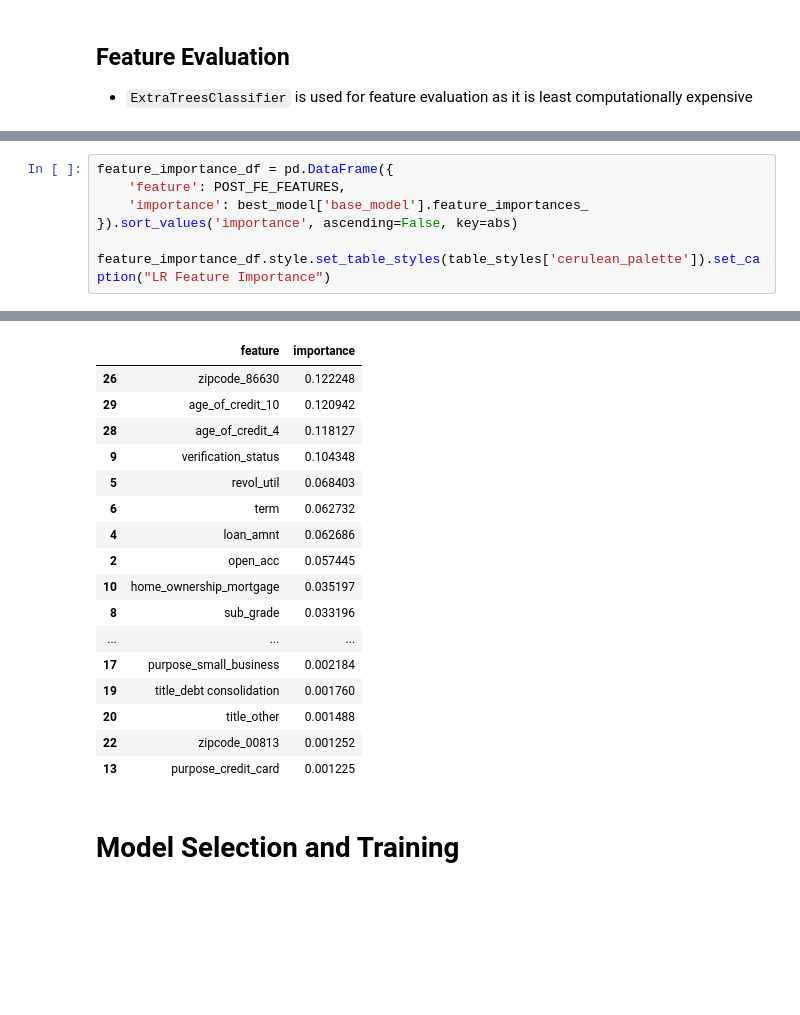
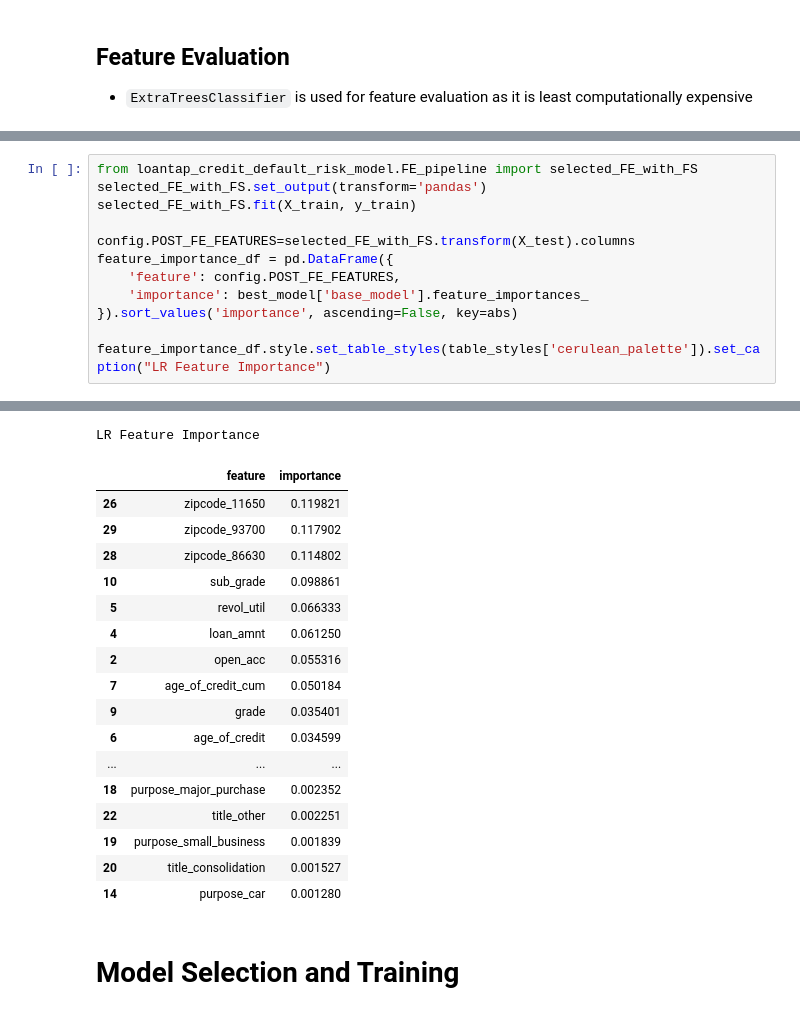
Before and after one commit to jyothisable/Credit-Default-Risk-Prediction-Model, a Jupyter notebook: notebooks/model_prototyping.ipynb, the cells around one changed output, grey strips where cells are left out. Drawn from its saved outputs; the diff is of its cells as text; blank space fills up the shorter version.

```diff
--- a/notebooks/model_prototyping.ipynb
+++ b/notebooks/model_prototyping.ipynb
@@ -223,6 +223,11 @@ Overall took 18.69 seconds
 # %%
+from loantap_credit_default_risk_model.FE_pipeline import selected_FE_with_FS
+selected_FE_with_FS.set_output(transform='pandas')
+selected_FE_with_FS.fit(X_train, y_train)
+
+config.POST_FE_FEATURES=selected_FE_with_FS.transform(X_test).columns
 feature_importance_df = pd.DataFrame({
-    'feature': POST_FE_FEATURES,
+    'feature': config.POST_FE_FEATURES,
     'importance': best_model['base_model'].feature_importances_
 }).sort_values('importance', ascending=False, key=abs)
 
@@ -232,20 +274,21 @@ LR Feature Importance
+LR Feature Importance
 |  | feature | importance |
-| 26 | zipcode_86630 | 0.122248 |
-| 29 | age_of_credit_10 | 0.120942 |
-| 28 | age_of_credit_4 | 0.118127 |
-| 9 | verification_status | 0.104348 |
-| 5 | revol_util | 0.068403 |
-| 6 | term | 0.062732 |
-| 4 | loan_amnt | 0.062686 |
-| 2 | open_acc | 0.057445 |
-| 10 | home_ownership_mortgage | 0.035197 |
-| 8 | sub_grade | 0.033196 |
+| 26 | zipcode_11650 | 0.119821 |
+| 29 | zipcode_93700 | 0.117902 |
+| 28 | zipcode_86630 | 0.114802 |
+| 10 | sub_grade | 0.098861 |
+| 5 | revol_util | 0.066333 |
+| 4 | loan_amnt | 0.061250 |
+| 2 | open_acc | 0.055316 |
+| 7 | age_of_credit_cum | 0.050184 |
+| 9 | grade | 0.035401 |
+| 6 | age_of_credit | 0.034599 |
 | ... | ... | ... |
-| 17 | purpose_small_business | 0.002184 |
-| 19 | title_debt consolidation | 0.001760 |
-| 20 | title_other | 0.001488 |
-| 22 | zipcode_00813 | 0.001252 |
-| 13 | purpose_credit_card | 0.001225 |
+| 18 | purpose_major_purchase | 0.002352 |
+| 22 | title_other | 0.002251 |
+| 19 | purpose_small_business | 0.001839 |
+| 20 | title_consolidation | 0.001527 |
+| 14 | purpose_car | 0.001280 |
 # %% [markdown]
 # Model Selection and Training
 # %% [markdown]
```
Also changed, not shown: parts of 12 cells of this notebook, 2 other files.
